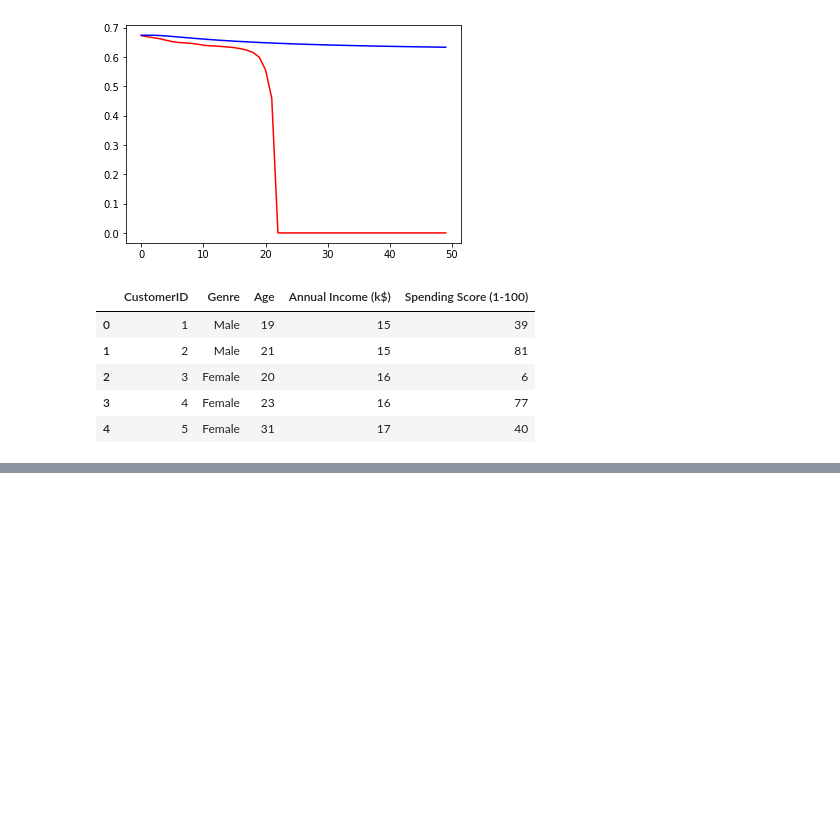
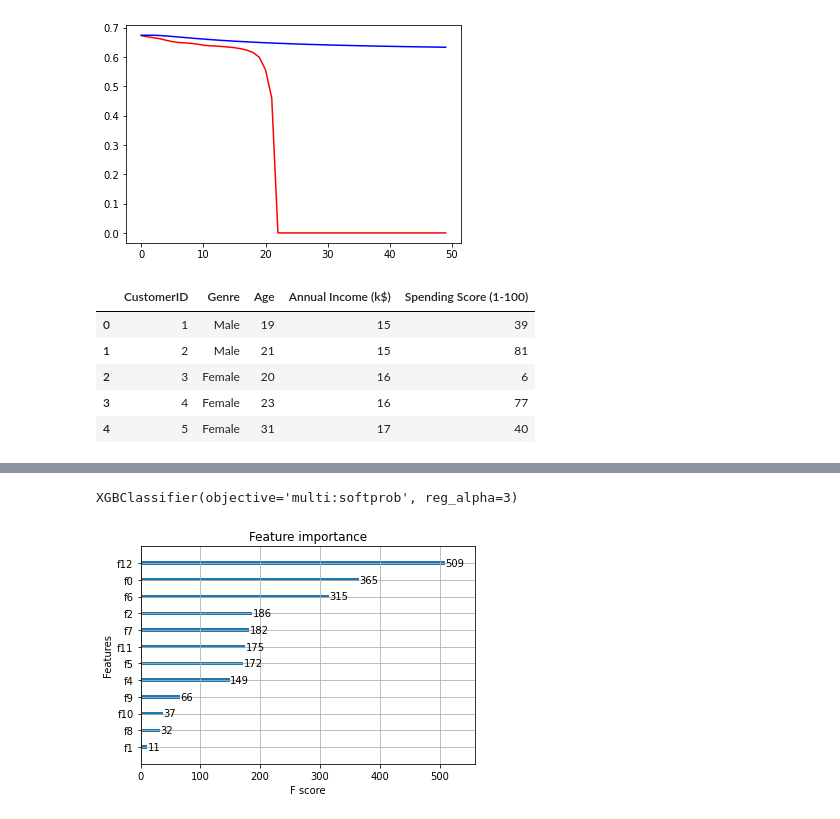
Before and after one commit to eaglehkim/python, a Jupyter notebook: prac5.ipynb, the cells around one changed output, grey strips where cells are left out. Cells and saved outputs as stored; diff of their text form; code cells hidden in the pictures; blank space fills up the shorter version.

```diff
--- a/prac5.ipynb
+++ b/prac5.ipynb
@@ -1372,0 +1402,6 @@ data.head()
+# %%
+input = boston.data
+output = df['price']
+# %%
+from sklearn.model_selection import train_test_split
+train_input, test_input, train_output, test_output = train_test_split(input, output)
@@ -1372,0 +1411,11 @@ data.head()
+# %%
+xgb = XGBClassifier(reg_alpha=3)
+# reg_alpha = L1 규제, reg_lambda = L2 규제
+# %%
+xgb.fit(train_input, train_output)
+# %% [output]
+XGBClassifier(objective='multi:softprob', reg_alpha=3)
+# %%
+plot_importance(xgb);
+# %% [output]
+[figure, added]
```
Also changed, not shown: parts of 32 cells of this notebook.
